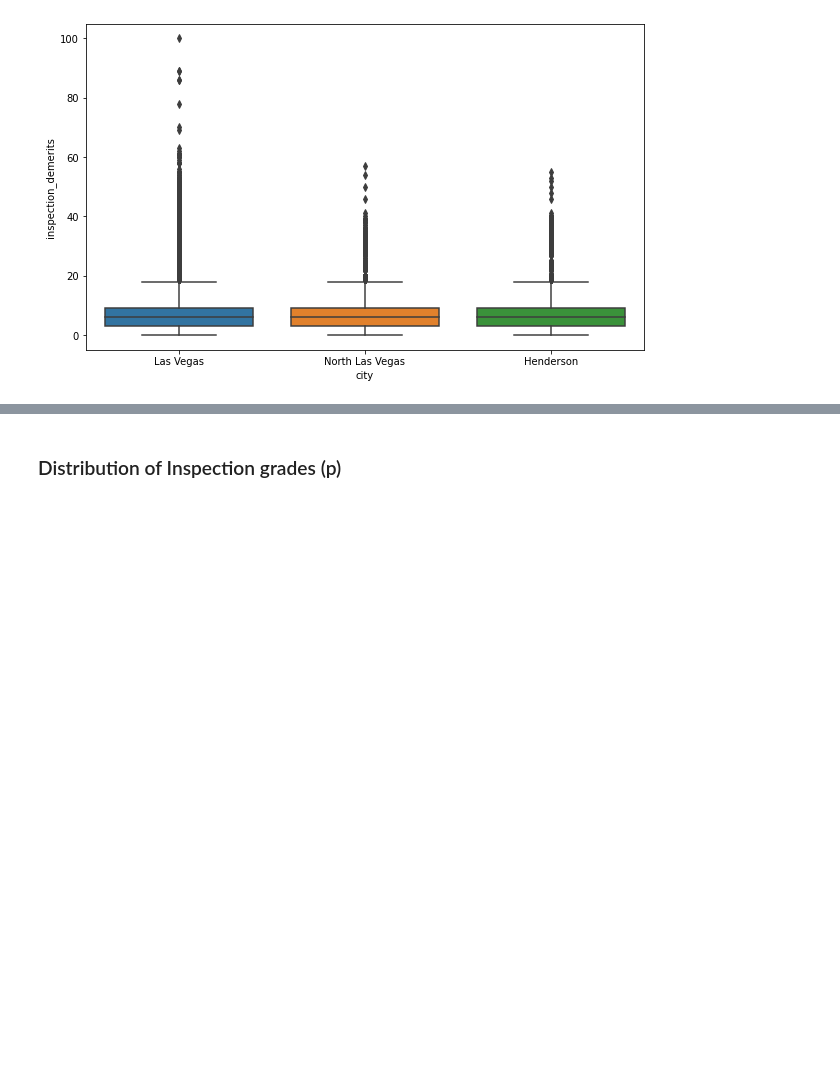
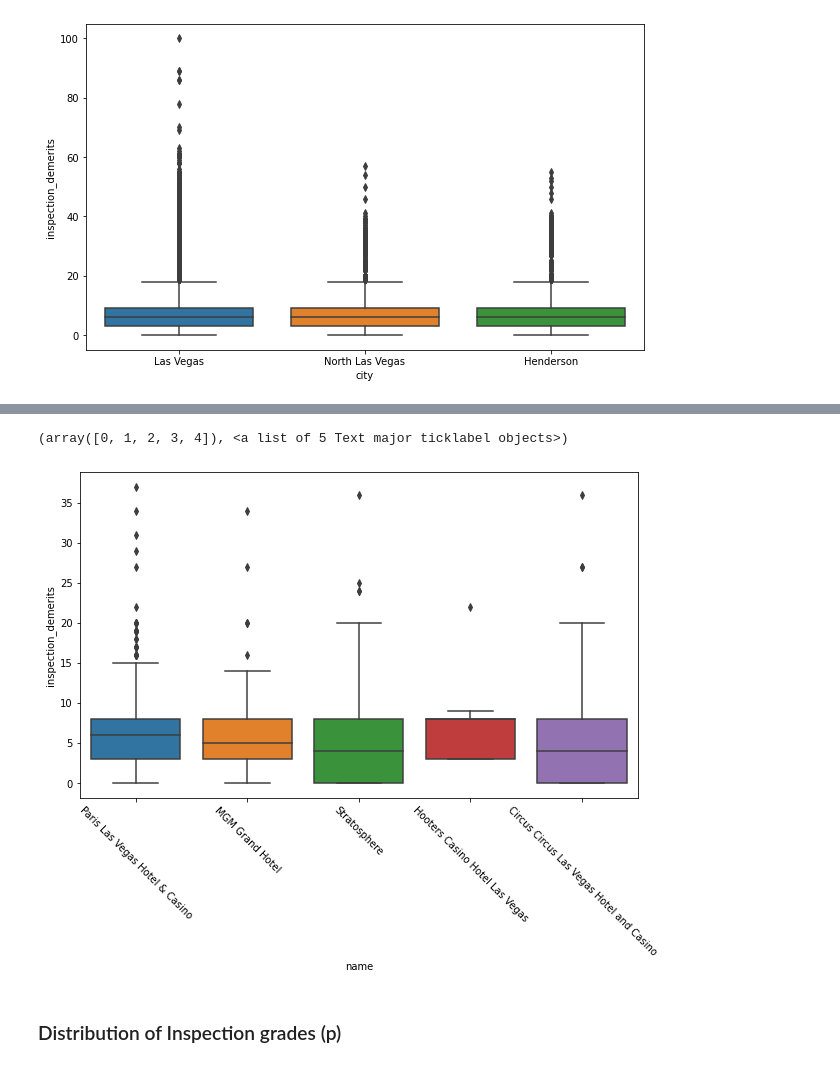
Before and after one commit to RishabPanyam96/Las_Vegas_Food_Inspection, a Jupyter notebook: code/Vizual.ipynb, the cells around one changed output, grey strips where cells are left out. Saved outputs shown, nothing was run; the diff lists cells and outputs as text; code cells hidden in the pictures; blank space fills up the shorter version.

```diff
--- a/code/Vizual.ipynb
+++ b/code/Vizual.ipynb
@@ -552,0 +537,10 @@ plt.xticks(rotation=-45)
+# %%
+# bottom 5
+top = pd.DataFrame(top.to_records())
+top.columns = ['business_id', 'count', 'mean']
+top = top.loc[top['count'] > 1000, :]
+top = top.sort_values('mean', ascending=False)
+top = top.reset_index(drop=True)
+top = pd.merge(top, inspection[['business_id', 'name']].drop_duplicates(), how='left', on='business_id')
+bottom_5 = top[(top.shape[0] - 5): ]
+bottom_5
@@ -553,3 +554,12 @@ plt.xticks(rotation=-45)
+# %%
+subset = inspection[inspection.business_id.isin(bottom_5.business_id)].reset_index(drop=True)
+# %%
+plt.figure(figsize=(10,6))
+sns.boxplot(x='name', y='inspection_demerits', data=subset, order=bottom_5.name)
+plt.xticks(rotation=-45)
+# %% [output]
+(array([0, 1, 2, 3, 4]), <a list of 5 Text major ticklabel objects>)
+[figure, added]
 # %% [markdown]
 ### Distribution of Inspection grades (p)
 # %%
```
Also changed, not shown: parts of 15 cells of this notebook.
